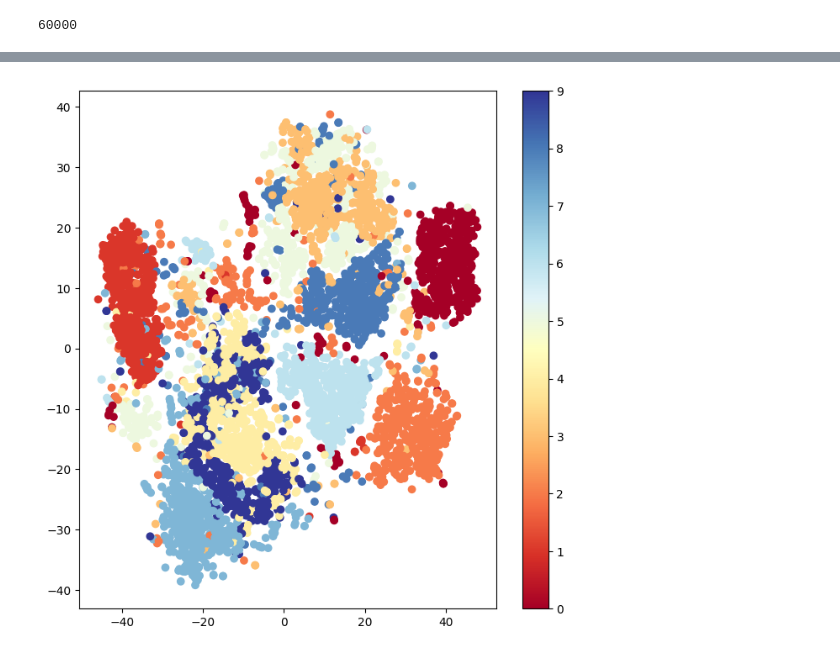
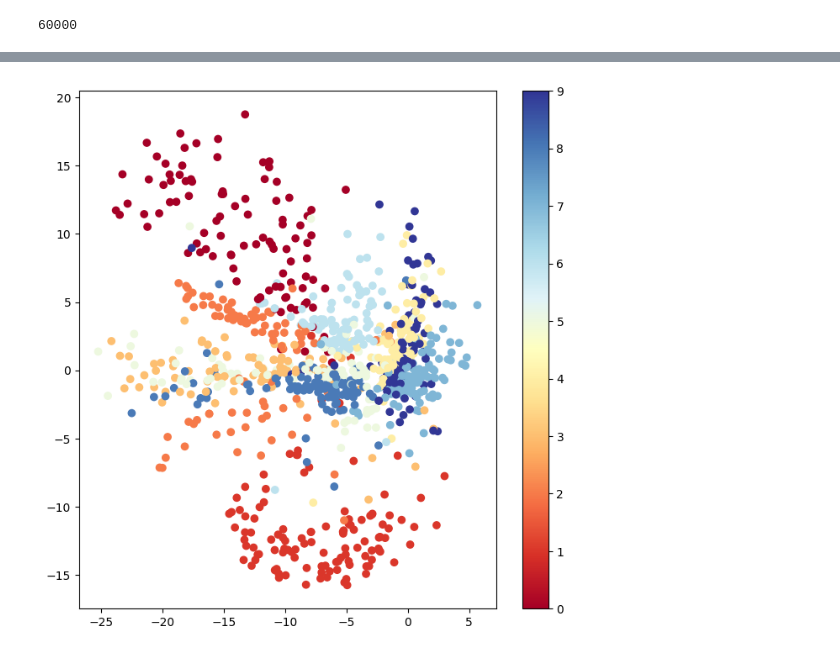
Before and after one commit to andraspalasti/notebooks, a Jupyter notebook: autoencoder.ipynb, the cells around one changed output, grey strips where cells are left out. Drawn from its saved outputs; the diff is of its cells as text; code cells hidden in the pictures.

```diff
--- a/autoencoder.ipynb
+++ b/autoencoder.ipynb
@@ -14,11 +14,11 @@ len(train_set)
 60000
 # %%
 # See images in dataset
-plt.figure(figsize=(8,8))
-ixs = torch.randint(low=0, high=len(train_set), size=(16,)).tolist()
+plt.figure(figsize=(8,4))
+ixs = torch.randint(low=0, high=len(train_set), size=(8,)).tolist()
 for i, ix in enumerate(ixs):
     img, label = train_set[ix]
-    plt.subplot(4, 4, i+1)
+    plt.subplot(2, 4, i+1)
     plt.imshow(torch.squeeze(img))
     plt.title(f'{ix=} {label=}')
     plt.axis('off')
@@ -28,11 +28,14 @@ plt.tight_layout()
 # %%
 encoder = nn.Sequential(
-    nn.Linear(in_features=28*28, out_features=64),
-    nn.ReLU(),
+    nn.Linear(in_features=28*28, out_features=128),
+    nn.Tanh(),
+    nn.Linear(in_features=128, out_features=2),
 )
 
 decoder = nn.Sequential(
-    nn.Linear(in_features=64, out_features=28*28),
+    nn.Linear(in_features=2, out_features=128),
+    nn.Tanh(),
+    nn.Linear(in_features=128, out_features=28*28),
     nn.Sigmoid(),
 )
 
@@ -52,7 +58,7 @@ Sequential(
 # %%
 # Train the network
 epochs = 20
-train_loader = DataLoader(train_set, batch_size=256)
+train_loader = DataLoader(train_set, batch_size=64)
 optimizer = torch.optim.Adam(net.parameters(), lr=0.001)
 
 net.train()
@@ -109,13 +101,13 @@ torch.Size([60000, 64])
 # %%
 # See images from encoder
-plt.figure(figsize=(8,8))
+plt.figure(figsize=(8,4))
 for i, ix in enumerate(ixs):
+    img, label = train_set[ix]
     with torch.no_grad():
-        output = decoder(latent_vecs[ix])
+        output = net(torch.flatten(img, start_dim=1))
     img = torch.reshape(output, (28, 28))
-    label = labels[ix].item()
 
-    plt.subplot(4, 4, i+1)
+    plt.subplot(2, 4, i+1)
     plt.imshow(img)
     plt.title(f'{ix=} {label=}')
     plt.axis('off')
@@ -125,17 +117,23 @@ plt.tight_layout()
 # %%
 from matplotlib import colormaps
-from sklearn.manifold import TSNE
 
-tsne_indexes = torch.randint(low=0, high=len(train_set), size=(5000,))
+tsne_indexes = torch.randint(low=0, high=len(train_set), size=(1000,))
 
-# Perform t-SNE
-tsne = TSNE(n_components=2, perplexity=100)
-latent_tsne = tsne.fit_transform(latent_vecs[tsne_indexes])
+latent_vecs, labels = [], []
+for ix in tsne_indexes:
+    x, label = train_set[ix]
+    with torch.no_grad():
+        x = torch.flatten(x, start_dim=1)
+        z = encoder(x)
+    latent_vecs.append(z)
+    labels.append(label)
+latent_vecs = torch.cat(latent_vecs)
+
 
 cm = colormaps['RdYlBu']
 plt.figure(figsize=(8,8))
-sc = plt.scatter(latent_tsne[:, 0], latent_tsne[:, 1], c=labels[tsne_indexes], cmap=cm)
+sc = plt.scatter(latent_vecs[:, 0], latent_vecs[:, 1], c=labels, cmap=cm)
 plt.colorbar(sc)
 plt.show()
 # %% [output]
-[figure, old version]
+[figure, new version]
```
Also changed, not shown: parts of 6 cells of this notebook, 1 other file.
